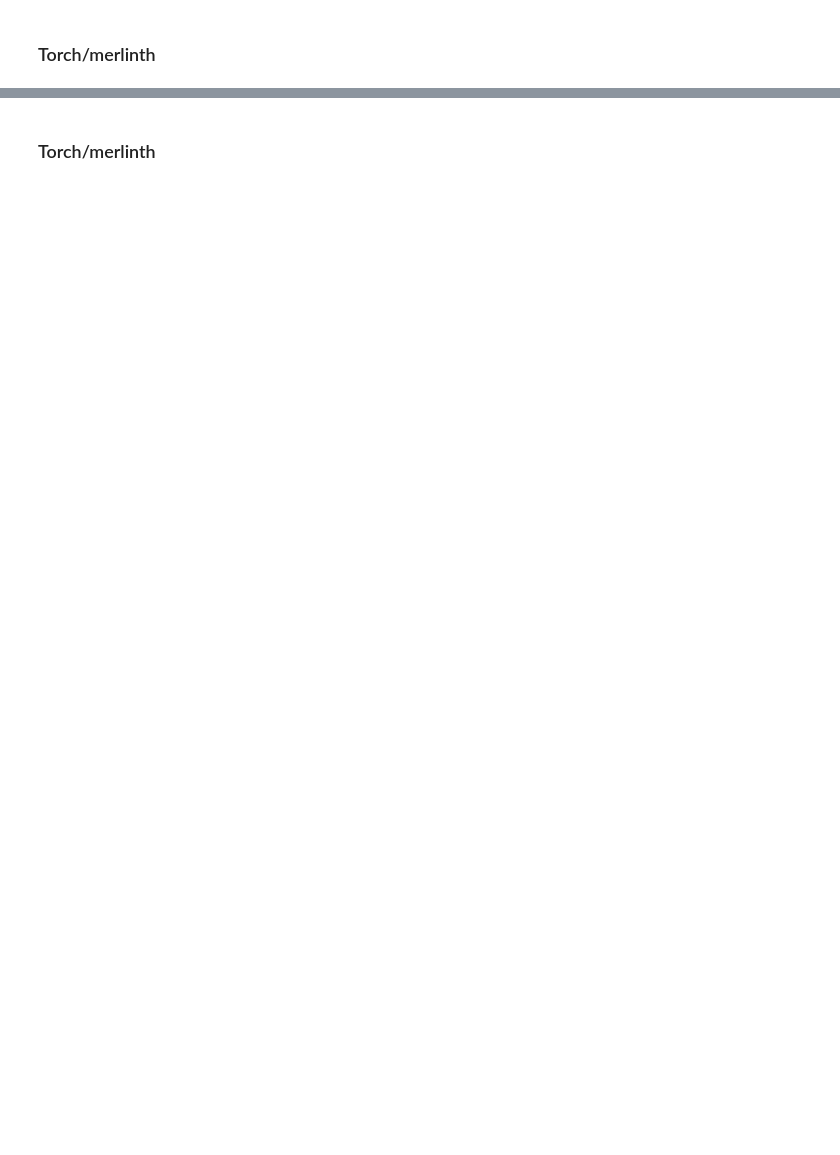
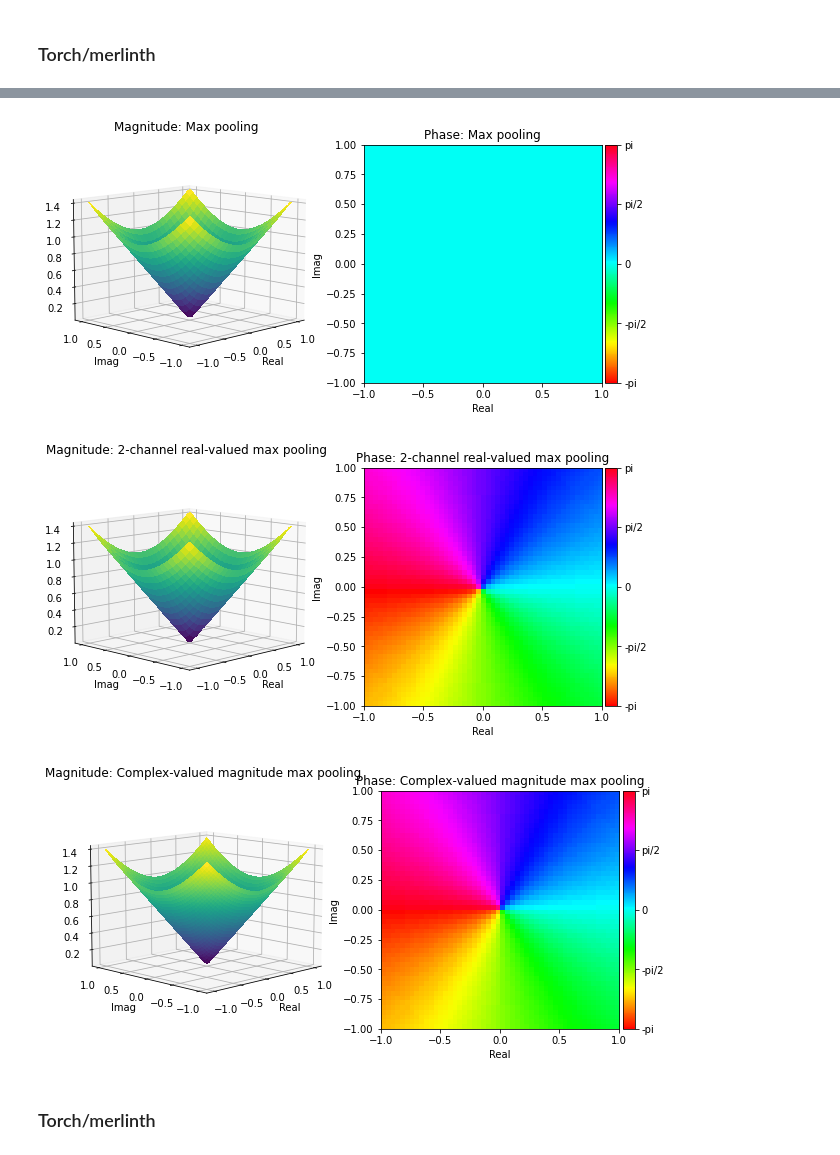
Before and after one commit to midas-tum/merlin, a Jupyter notebook: notebooks/tutorial_complex_layers.ipynb, the cells around one changed output, grey strips where cells are left out. Saved outputs shown, nothing was run; the diff lists cells and outputs as text; code cells hidden in the pictures; blank space fills up the shorter version.

```diff
--- a/notebooks/tutorial_complex_layers.ipynb
+++ b/notebooks/tutorial_complex_layers.ipynb
@@ -159,19 +178,23 @@ plot(np.squeeze(merlinth.tensor2numpy(complex_featuremap)), 'Complex-valued conv
 # %%
 # pooling layers
 mag_pool = tf.keras.layers.MaxPool2D(pool_size=(2,2), padding='same')
 real2ch_pool = tf.keras.layers.MaxPool2D(pool_size=(2,2), padding='same')
 complex_pool = merlintf.keras.layers.MagnitudeMaxPool2D(pool_size=(2,2), padding='same')
 
 # Tensor
-z_tensor = merlinth.numpy2tensor(z, add_batch_dim=True, add_channel_dim=True)
+z_tensor = merlintf.numpy2tensor(z, add_batch_dim=True, add_channel_dim=True)
 
 # pooled tensors
-real_mag_pooled = mag_pool(merlinth.complex_abs(z_tensor))
-real_2ch_pooled = merlinth.real2complex(real2ch_pool(merlinth.complex2real(z_tensor)))
+real_mag_pooled = mag_pool(merlintf.complex_abs(z_tensor))
+real_2ch_pooled = merlintf.real2complex(real2ch_pool(merlintf.complex2real(z_tensor)))
 complex_pooled = complex_pool(z_tensor)
 
 # plot results
-plot(np.squeeze(merlinth.tensor2numpy(real_mag_pooled)), 'Max pooling')
-plot(np.squeeze(merlinth.tensor2numpy(real_2ch_pooled)), '2-channel real-valued max pooling')
-plot(np.squeeze(merlinth.tensor2numpy(complex_pooled)), 'Complex-valued magnitude max pooling')
+plot(np.squeeze(merlintf.tensor2numpy(real_mag_pooled)), 'Max pooling')
+plot(np.squeeze(merlintf.tensor2numpy(real_2ch_pooled)), '2-channel real-valued max pooling')
+plot(np.squeeze(merlintf.tensor2numpy(complex_pooled)), 'Complex-valued magnitude max pooling')
+# %% [output]
+[figure, added]
+[figure, added]
+[figure, added]
 # %% [markdown]
```
Also changed, not shown: parts of 11 cells of this notebook, 3 other files.
